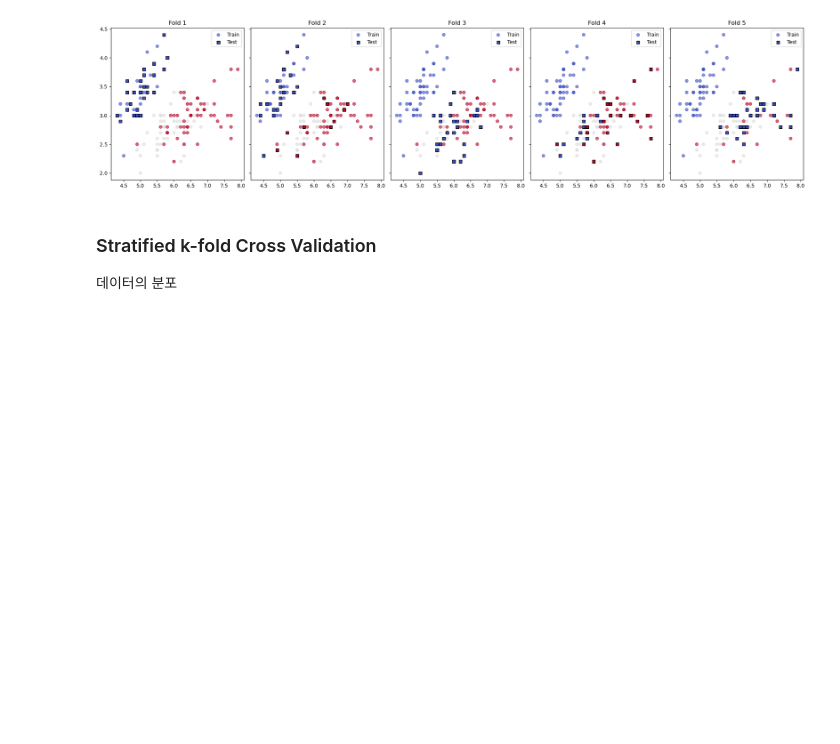
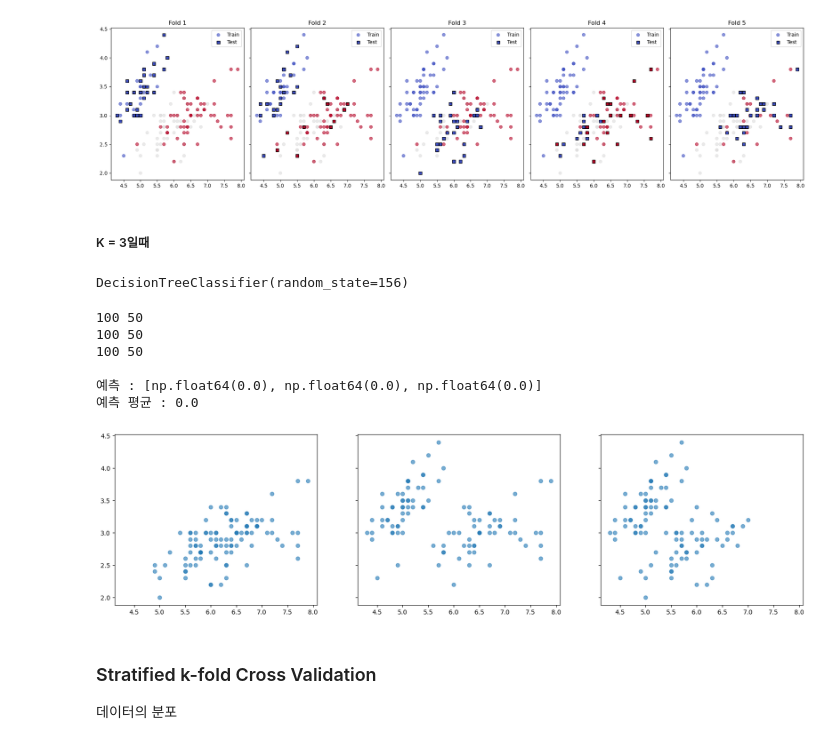
Before and after one commit to ZeroJoon2/MachineLearning, a Jupyter notebook: 6. chapter2_ml_start.ipynb, the cells around one changed output. Saved outputs shown, nothing was run; the diff lists cells and outputs as text; code cells hidden in the pictures; blank space fills up the shorter version.

```diff
--- a/6. chapter2_ml_start.ipynb
+++ b/6. chapter2_ml_start.ipynb
@@ -184,6 +186,64 @@ plt.tight_layout()
 plt.show()
 # %% [output]
 [figure]
+# %% [markdown]
+##### K = 3일때
+# %%
+from sklearn.model_selection import KFold
+import numpy as np
+
+kfold = KFold(n_splits = 3)
+dt_clf = DecisionTreeClassifier(random_state= 156)
+dt_clf
+# %% [output]
+DecisionTreeClassifier(random_state=156)
+# %%
+features = iris.data
+label = iris.target
+
+cv_accuracy = []
+fold_data = []
+
+for train_idx, test_idx in kfold.split(features): #3개로 쪼갬
+    X_train, X_test = features[train_idx], features[test_idx]
+    y_train, y_test = label[train_idx], label[test_idx]
+    dt_clf.fit(X_train, y_train)
+    pred = dt_clf.predict(X_test)
+
+    accuracy = np.round(accuracy_score(y_test,pred), 5)
+    cv_accuracy.append(accuracy)
+    fold_data.append((X_train, X_test, y_train, y_test))
+    print(accuracy)
+    print(X_train.shape[0], X_test.shape[0])
+
+print(f'''
+예측 : {cv_accuracy}
+예측 평균 : {np.mean(cv_accuracy)}
+''')
+# %% [output]
+100 50
+100 50
+100 50
+
+예측 : [np.float64(0.0), np.float64(0.0), np.float64(0.0)]
+예측 평균 : 0.0
+# %%
+import matplotlib.pyplot as plt
+
+fig, axes = plt.subplots(1, 3
+                        , figsize = (20,5)
+                        , sharex = True
+                        , sharey =True)
+
+for i, (X_train, y_train, X_test, y_test) in enumerate(fold_data):
+    axes[i].scatter(X_train[:,0]
+                    , X_train[:,1]
+
+                    , cmap = 'coolwarm'
+                    , alpha = 0.6
+                    , label = 'Train')
+# %% [output]
+[figure, added]
 # %% [markdown]
 ### Stratified k-fold Cross Validation
 데이터의 분포
```
Also changed, not shown: parts of 6 cells of this notebook, 2 other files.
